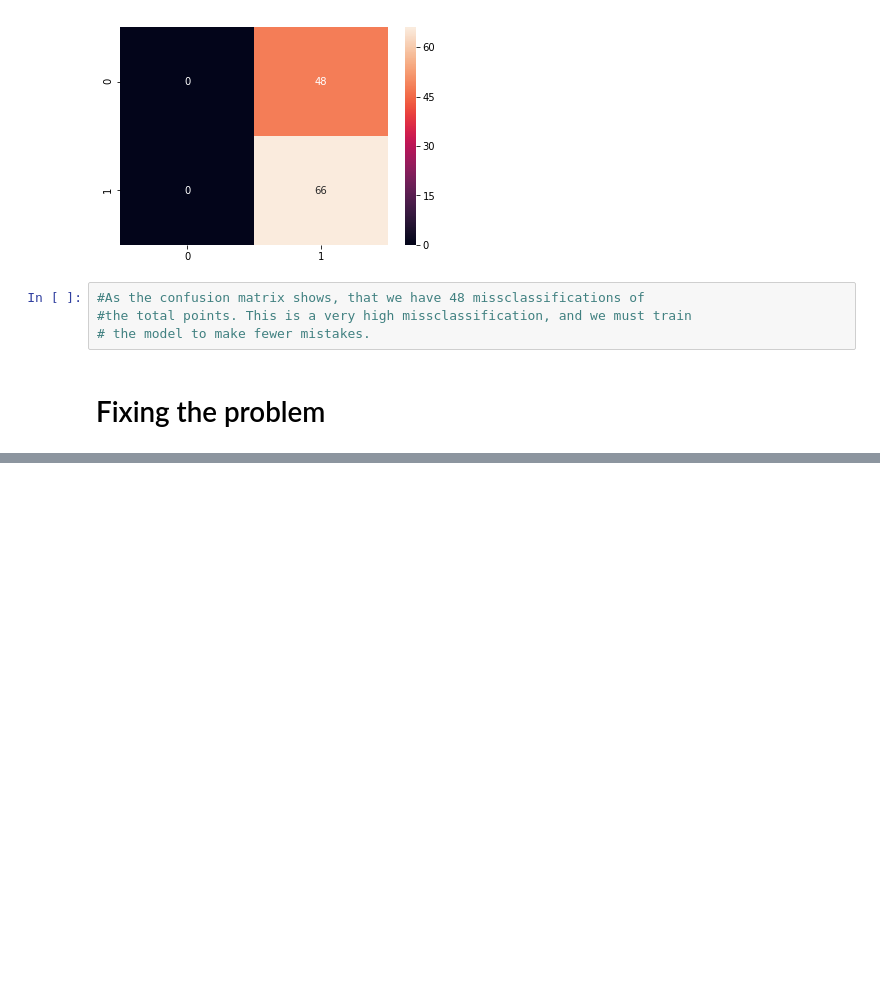
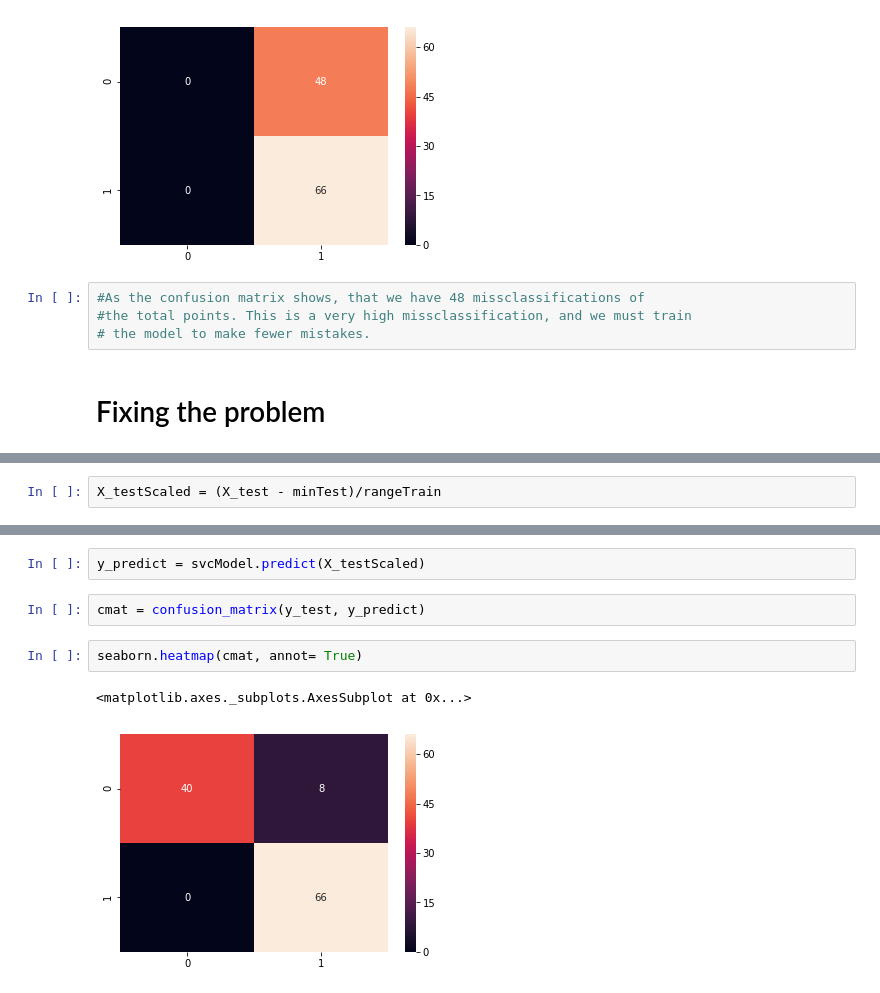
Before and after one commit to vaibhavrkumar/tumorClassification, a Jupyter notebook: breastcancer.ipynb, the cells around one changed output, grey strips where cells are left out. Saved outputs shown, nothing was run; the diff lists cells and outputs as text; blank space fills up the shorter version.

```diff
--- a/breastcancer.ipynb
+++ b/breastcancer.ipynb
@@ -305,0 +319,2 @@ seaborn.heatmap(cmat, annot= True)
+# %%
+X_testScaled = (X_test - minTest)/rangeTrain
@@ -305,0 +328,9 @@ seaborn.heatmap(cmat, annot= True)
+# %%
+y_predict = svcModel.predict(X_testScaled)
+# %%
+cmat = confusion_matrix(y_test, y_predict)
+# %%
+seaborn.heatmap(cmat, annot= True)
+# %% [output]
+<matplotlib.axes._subplots.AxesSubplot at 0x...>
+[figure, added]
```
Also changed, not shown: parts of 9 cells of this notebook.
